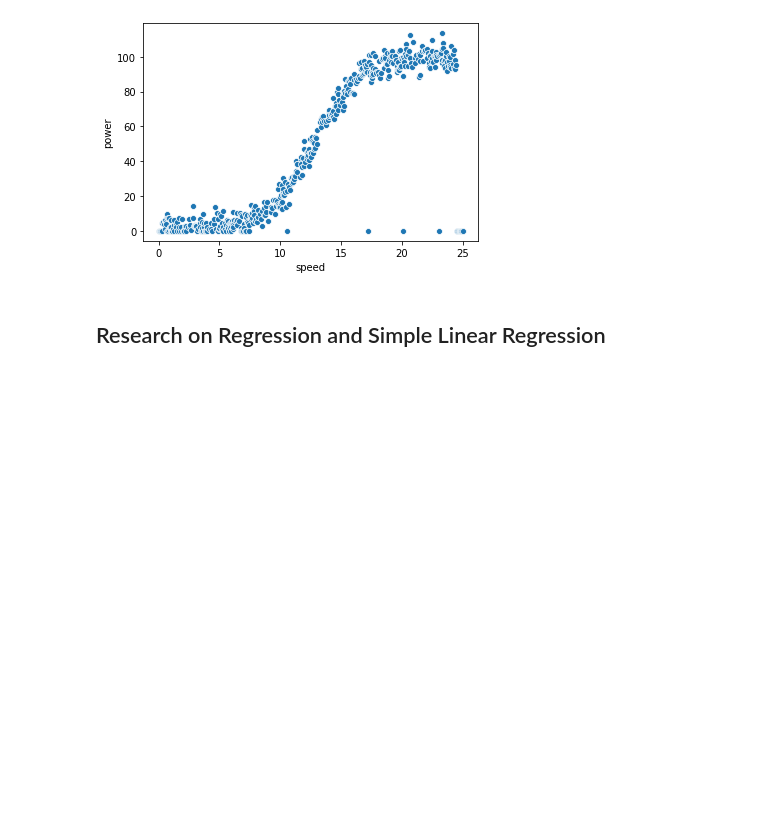
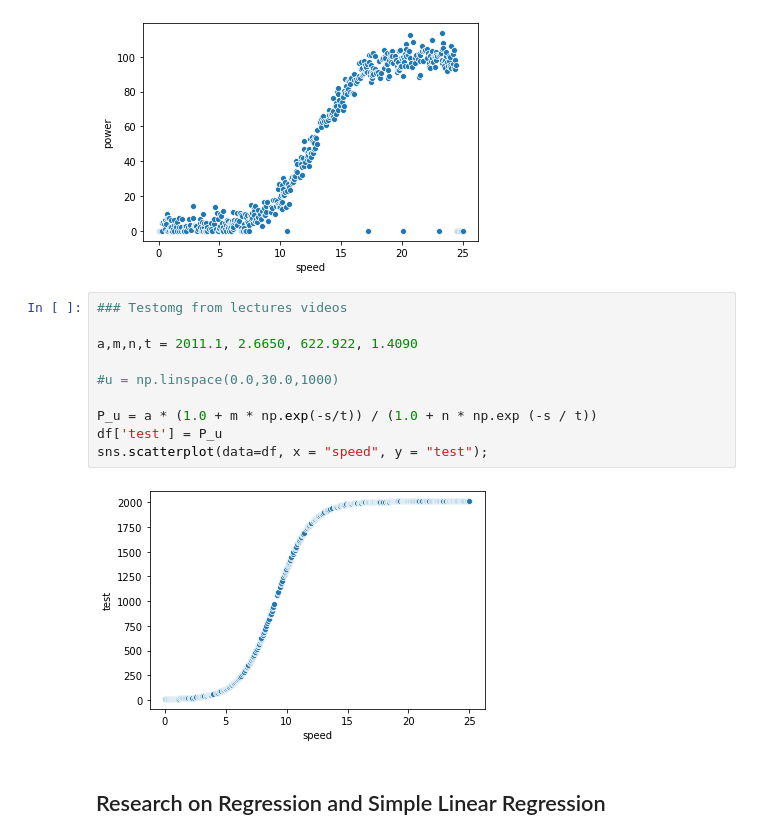
Before and after one commit to brendantipp/sem2_fun_data_analysis_project, a Jupyter notebook: linear_regression.ipynb, the cells around one changed output. Saved outputs shown, nothing was run; the diff lists cells and outputs as text; blank space fills up the shorter version.

Commit message:
added some test code from lecture on sample data

```diff
--- a/linear_regression.ipynb
+++ b/linear_regression.ipynb
@@ -50,6 +50,18 @@ plt.plot(x,y);
 sns.scatterplot(data=df, x = "speed", y = "power");
 # %% [output]
 [figure]
+# %%
+### Testomg from lectures videos
+
+a,m,n,t = 2011.1, 2.6650, 622.922, 1.4090
+
+#u = np.linspace(0.0,30.0,1000)
+
+P_u = a * (1.0 + m * np.exp(-s/t)) / (1.0 + n * np.exp (-s / t))
+df['test'] = P_u
+sns.scatterplot(data=df, x = "speed", y = "test");
+# %% [output]
+[figure, added]
 # %% [markdown]
 ## Research on Regression and Simple Linear Regression
 # %% [markdown]
```
Also changed, not shown: parts of 8 cells of this notebook.
